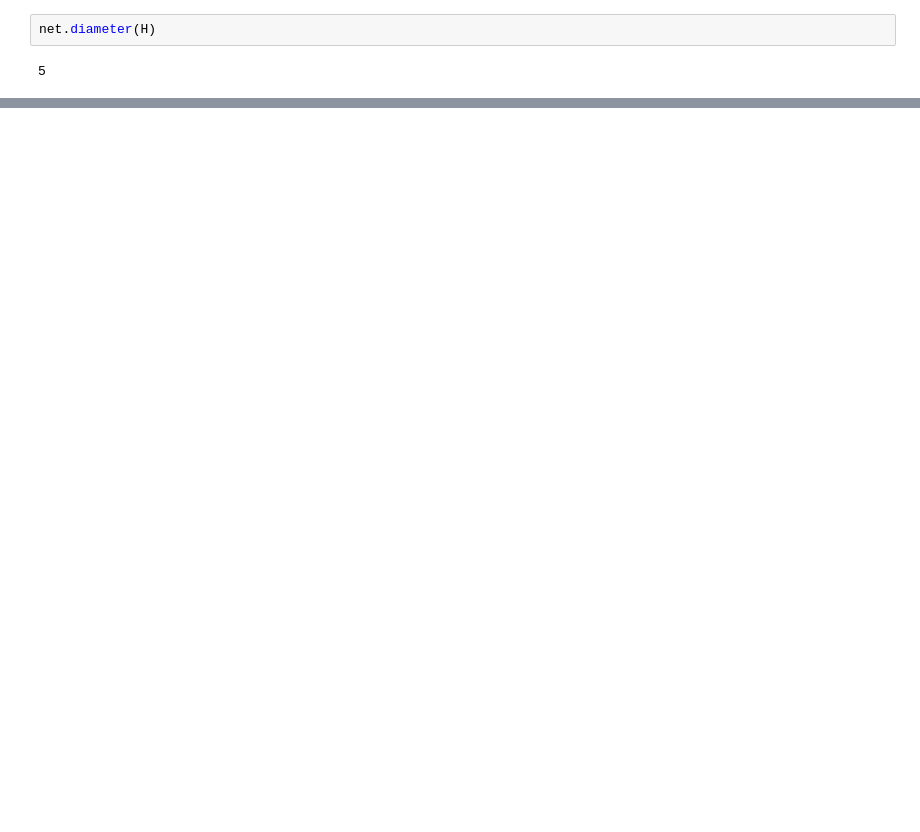
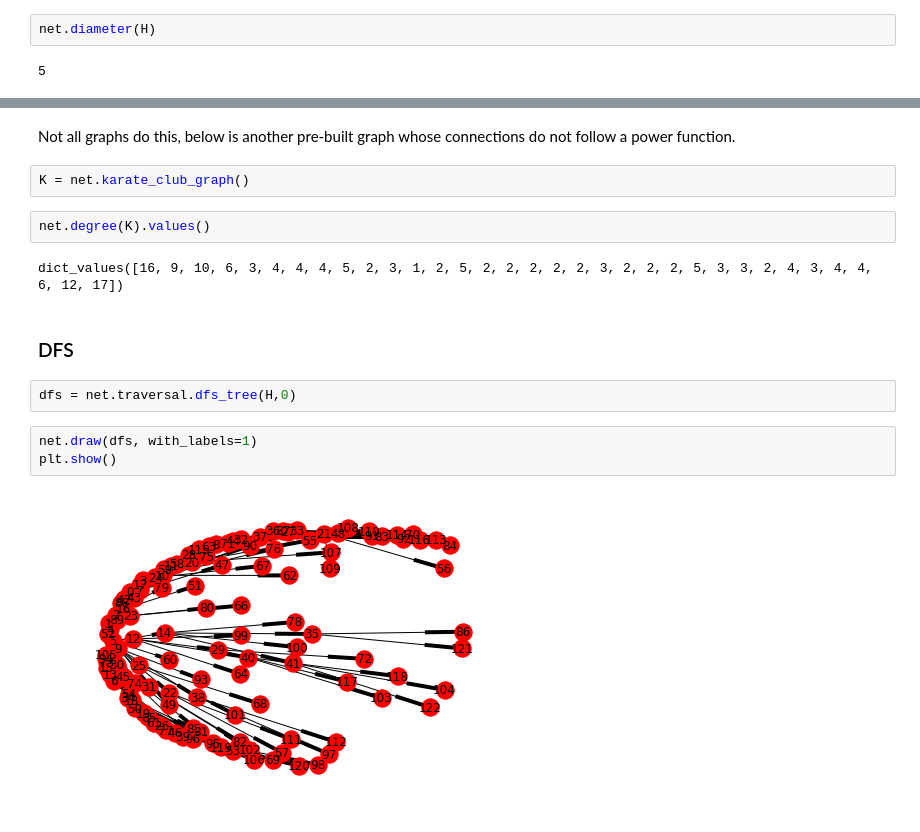
Before and after one commit to Shampjeff/cuny_msds, a Jupyter notebook: DATA_620/wk3_hw/Shamp_wk3_hw.ipynb, the cells around one changed output, grey strips where cells are left out. Cells and saved outputs as stored; diff of their text form; blank space fills up the shorter version.

```diff
--- a/DATA_620/wk3_hw/Shamp_wk3_hw.ipynb
+++ b/DATA_620/wk3_hw/Shamp_wk3_hw.ipynb
@@ -60,0 +94,17 @@ net.diameter(H)
+# %% [markdown]
+Not all graphs do this, below is another pre-built graph whose connections do not follow a power function.
+# %%
+K = net.karate_club_graph()
+# %%
+net.degree(K).values()
+# %% [output]
+dict_values([16, 9, 10, 6, 3, 4, 4, 4, 5, 2, 3, 1, 2, 5, 2, 2, 2, 2, 2, 3, 2, 2, 2, 5, 3, 3, 2, 4, 3, 4, 4, 6, 12, 17])
+# %% [markdown]
+### DFS
+# %%
+dfs = net.traversal.dfs_tree(H,0)
+# %%
+net.draw(dfs, with_labels=1)
+plt.show()
+# %% [output]
+[figure, added]
```
Also changed, not shown: parts of 14 cells of this notebook, 1 other file.
